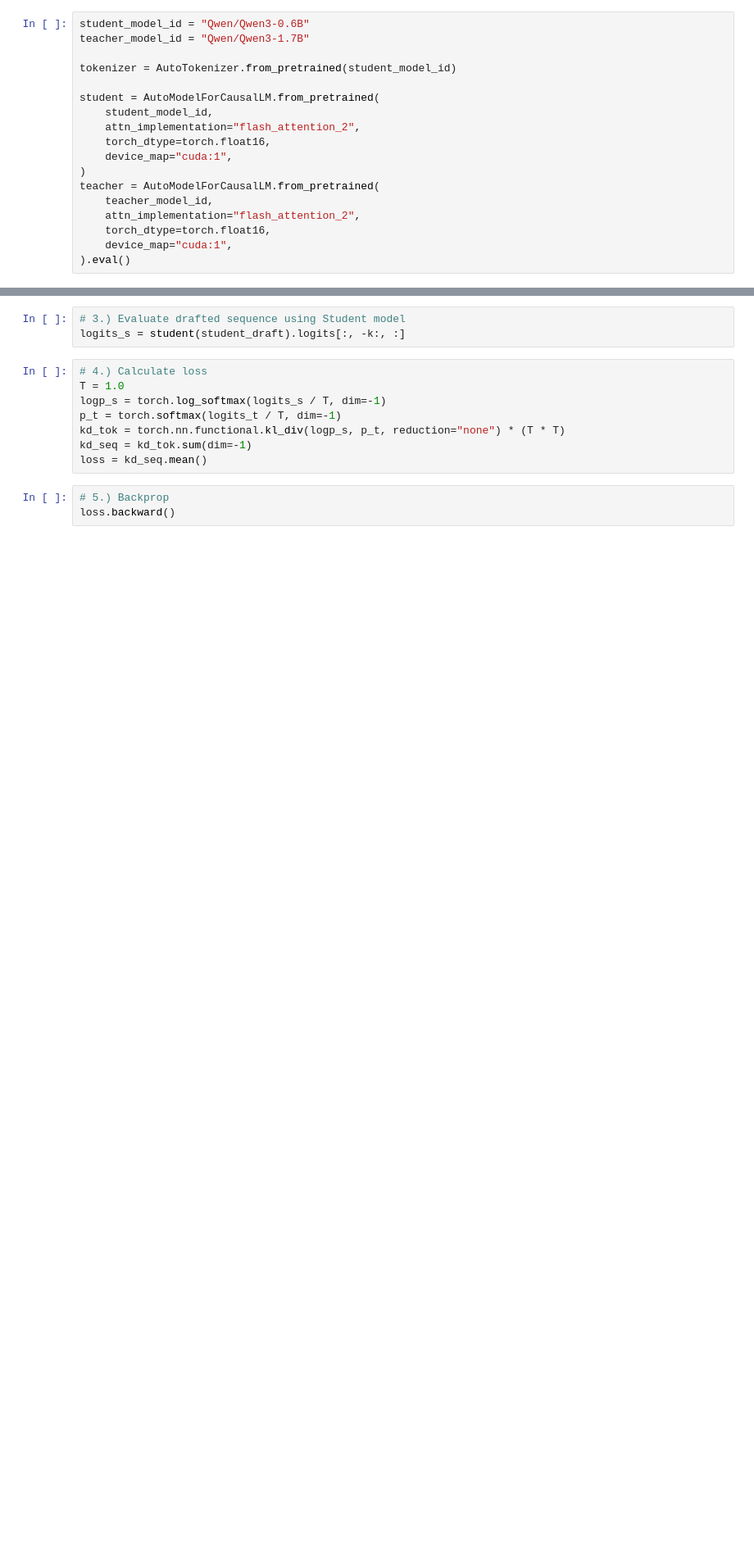
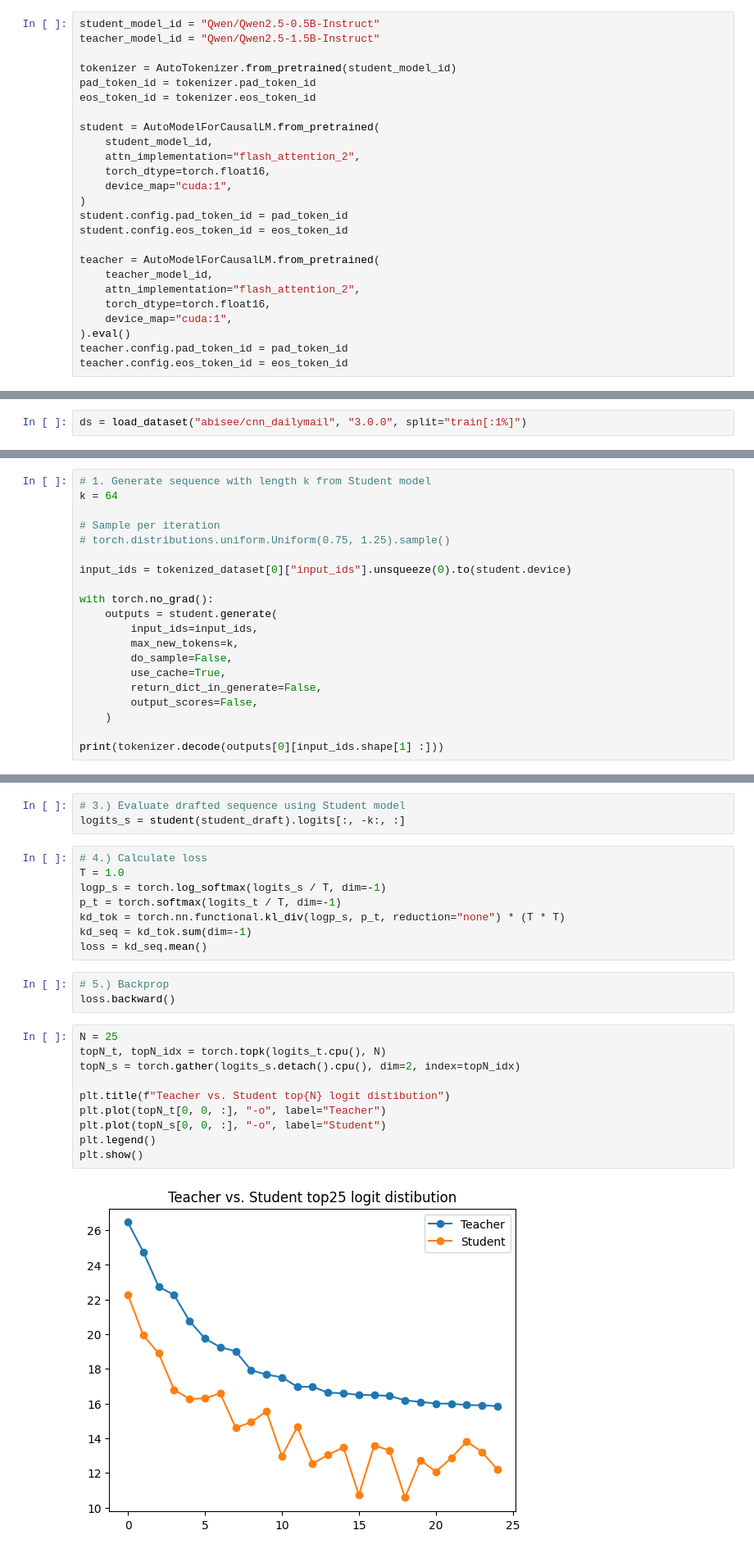
Before and after one commit to jordanmacintyre/specalign, a Jupyter notebook: notebooks/gkd_dev.ipynb, the cells around one changed output, grey strips where cells are left out. Shown at 82% size. Drawn from its saved outputs; the diff is of its cells as text; blank space fills up the shorter version.

Commit message:
updated to leverage existing dataset for draft starting point

```diff
--- a/notebooks/gkd_dev.ipynb
+++ b/notebooks/gkd_dev.ipynb
@@ -12,10 +14,12 @@ logging.set_verbosity_error()
 
 import torch
 # %%
-student_model_id = "Qwen/Qwen3-0.6B"
-teacher_model_id = "Qwen/Qwen3-1.7B"
+student_model_id = "Qwen/Qwen2.5-0.5B-Instruct"
+teacher_model_id = "Qwen/Qwen2.5-1.5B-Instruct"
 
 tokenizer = AutoTokenizer.from_pretrained(student_model_id)
+pad_token_id = tokenizer.pad_token_id
+eos_token_id = tokenizer.eos_token_id
 
 student = AutoModelForCausalLM.from_pretrained(
     student_model_id,
@@ -23,9 +27,14 @@ student = AutoModelForCausalLM.from_pretrained(
     torch_dtype=torch.float16,
     device_map="cuda:1",
 )
+student.config.pad_token_id = pad_token_id
+student.config.eos_token_id = eos_token_id
+
 teacher = AutoModelForCausalLM.from_pretrained(
     teacher_model_id,
     attn_implementation="flash_attention_2",
     torch_dtype=torch.float16,
     device_map="cuda:1",
 ).eval()
+teacher.config.pad_token_id = pad_token_id
+teacher.config.eos_token_id = eos_token_id
@@ -58,0 +41,2 @@ Sure! Here's
+# %%
+ds = load_dataset("abisee/cnn_dailymail", "3.0.0", split="train[:1%]")
@@ -58,0 +81,20 @@ Sure! Here's
+# %%
+# 1. Generate sequence with length k from Student model
+k = 64
+
+# Sample per iteration
+# torch.distributions.uniform.Uniform(0.75, 1.25).sample()
+
+input_ids = tokenized_dataset[0]["input_ids"].unsqueeze(0).to(student.device)
+
+with torch.no_grad():
+    outputs = student.generate(
+        input_ids=input_ids,
+        max_new_tokens=k,
+        do_sample=False,
+        use_cache=True,
+        return_dict_in_generate=False,
+        output_scores=False,
+    )
+
+print(tokenizer.decode(outputs[0][input_ids.shape[1] :]))
@@ -76,3 +120,15 @@ loss = kd_seq.mean()
 # %%
 # 5.) Backprop
 loss.backward()
+# %%
+N = 25
+topN_t, topN_idx = torch.topk(logits_t.cpu(), N)
+topN_s = torch.gather(logits_s.detach().cpu(), dim=2, index=topN_idx)
+
+plt.title(f"Teacher vs. Student top{N} logit distibution")
+plt.plot(topN_t[0, 0, :], "-o", label="Teacher")
+plt.plot(topN_s[0, 0, :], "-o", label="Student")
+plt.legend()
+plt.show()
+# %% [output]
+[figure, added]
```
Also changed, not shown: parts of 5 cells of this notebook.
